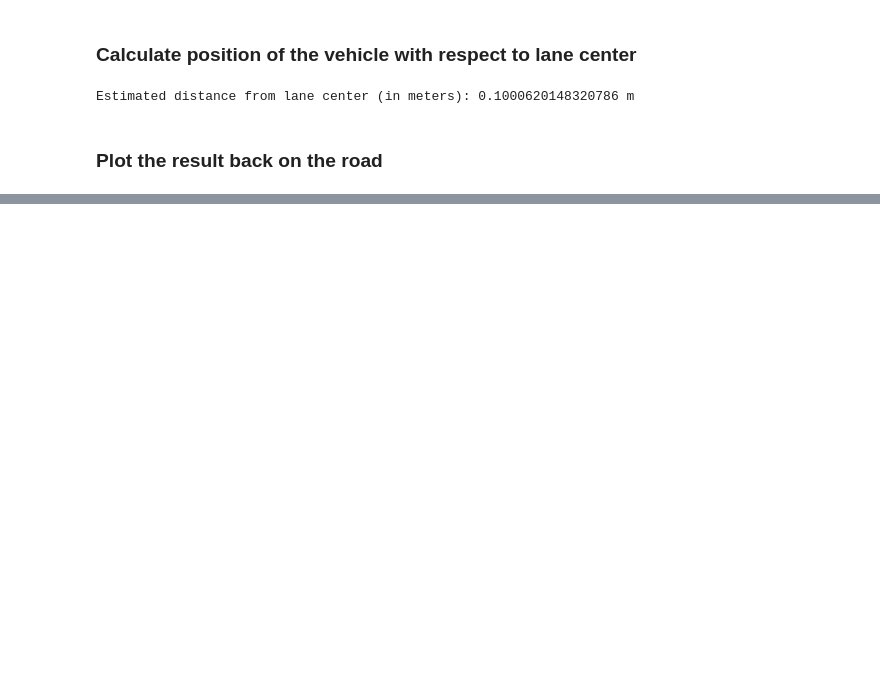
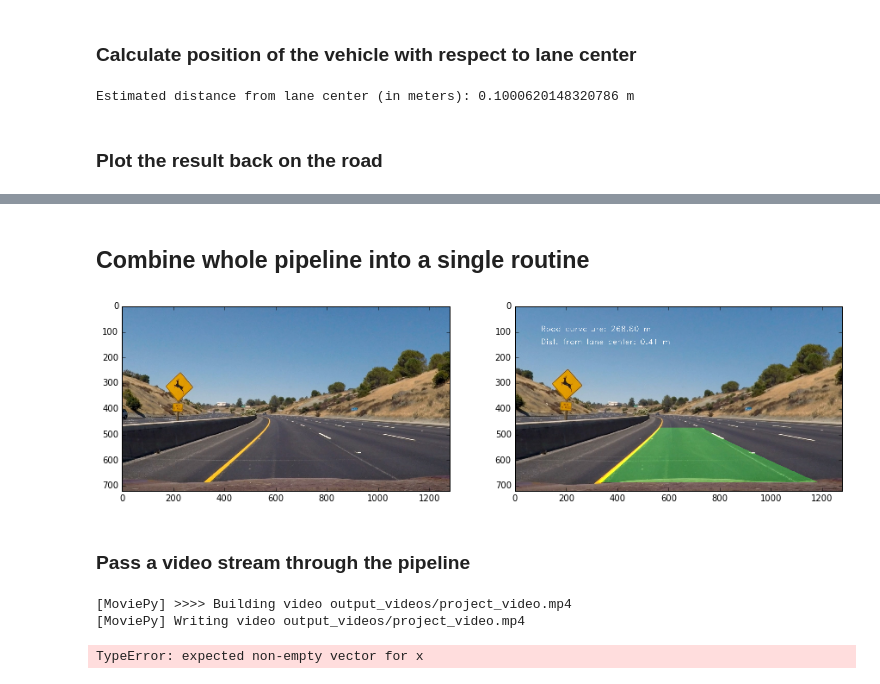
Before and after one commit to Goldob/CarND-Advanced-Lane-Lines, a Jupyter notebook: solution.ipynb, the cells around one changed output, grey strips where cells are left out. Saved outputs shown, nothing was run; the diff lists cells and outputs as text; code cells hidden in the pictures; blank space fills up the shorter version.

Commit message:
Apply the pipeline to a video stream

```diff
--- a/solution.ipynb
+++ b/solution.ipynb
@@ -371,0 +371,56 @@ plt.show()
+# %% [markdown]
+## Combine whole pipeline into a single routine
+# %%
+def pipeline(img):
+    undistorted = undistort(img)
+    binary = binarize(undistorted)
+    binary_warped = warp(binary)
+    left_peak, right_peak, hist = histogram_peaks(binary_warped)
+    leftx, lefty, rightx, righty, windows = sliding_window(binary_warped, left_peak, right_peak)
+
+    left_fit = np.polyfit(lefty, leftx, 2)
+    right_fit = np.polyfit(righty, rightx, 2)
+
+    # Generate x and y values for plotting
+    # TODO: Fight code duplication
+    ploty = np.linspace(0, binary_warped.shape[0]-1, binary_warped.shape[0] )
+    try:
+        left_fitx = left_fit[0]*ploty**2 + left_fit[1]*ploty + left_fit[2]
+        right_fitx = right_fit[0]*ploty**2 + right_fit[1]*ploty + right_fit[2]
+    except TypeError:
+        # Avoids an error if `left` and `right_fit` are still none or incorrect
+        print('The function failed to fit a line!')
+        left_fitx = 1*ploty**2 + 1*ploty
+        right_fitx = 1*ploty**2 + 1*ploty
+
+    curv = radii_of_curvature(left_fit, right_fit, 719)
+    dist = distance_from_center(left_fit, right_fit, 719)
+
+    return display_results(undistorted, left_fitx, right_fitx, curv, dist)
+
+image = cv2.imread('test_images/test2.jpg')
+image = cv2.cvtColor(image, cv2.COLOR_BGR2RGB)
+
+side_by_side(image, pipeline(image))
+# %% [output]
+[figure, added]
+# %% [markdown]
+### Pass a video stream through the pipeline
+# %%
+# Import everything needed to edit/save/watch video clips
+from moviepy.editor import VideoFileClip
+from IPython.display import HTML
+
+white_output = 'output_videos/project_video.mp4'
+## To speed up the testing process you may want to try your pipeline on a shorter subclip of the video
+## To do so add .subclip(start_second,end_second) to the end of the line below
+## Where start_second and end_second are integer values representing the start and end of the subclip
+## You may also uncomment the following line for a subclip of the first 5 seconds
+##clip1 = VideoFileClip("test_videos/solidWhiteRight.mp4").subclip(0,5)
+clip1 = VideoFileClip('project_video.mp4')
+white_clip = clip1.fl_image(pipeline) #NOTE: this function expects color images!!
+%time white_clip.write_videofile(white_output, audio=False)
+# %% [output]
+[MoviePy] >>>> Building video output_videos/project_video.mp4
+[MoviePy] Writing video output_videos/project_video.mp4
+TypeError: expected non-empty vector for x
```
Also changed, not shown: parts of 9 cells of this notebook.
